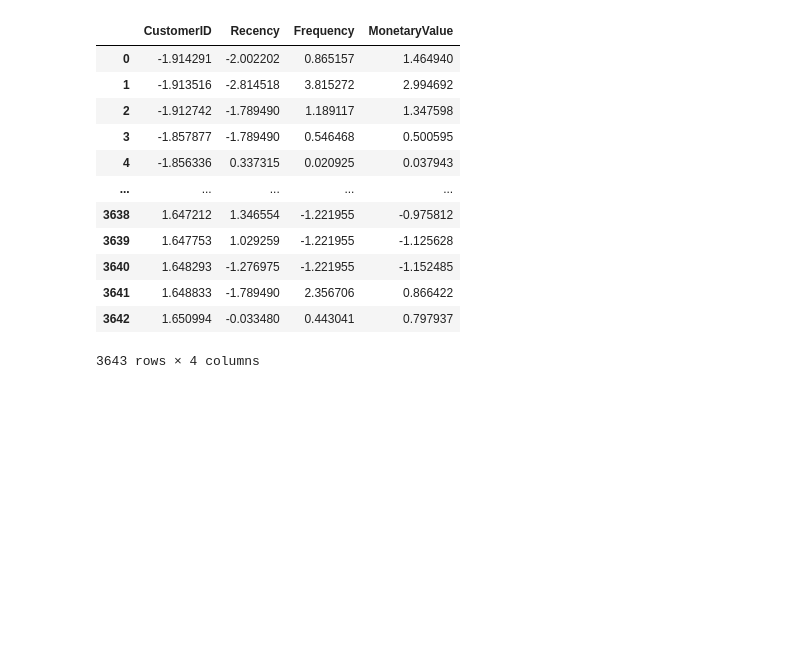
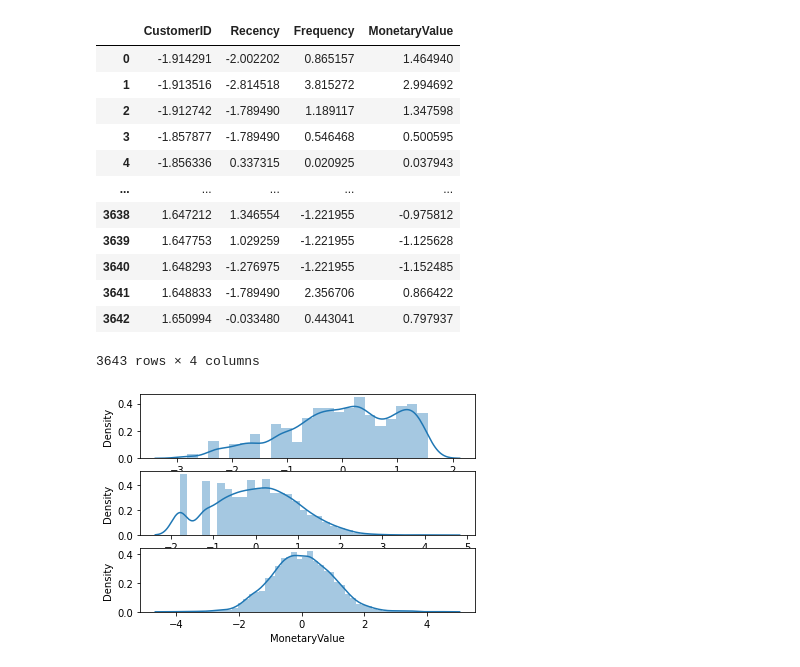
Before and after one commit to lucasnserra/CustomerSegmentation, a Jupyter notebook: Data_pre_processing_for_clustering.ipynb, the cells around one changed output. Drawn from its saved outputs; the diff is of its cells as text; code cells hidden in the pictures; blank space fills up the shorter version.

```diff
--- a/Data_pre_processing_for_clustering.ipynb
+++ b/Data_pre_processing_for_clustering.ipynb
@@ -68,3 +68,18 @@ datamart_normalized
 | 3641 | 1.648833 | -1.789490 | 2.356706 | 0.866422 |
 | 3642 | 1.650994 | -0.033480 | 0.443041 | 0.797937 |
 3643 rows × 4 columns
+# %%
+#Valido como se manejo los Sesgos con las transformaciones
+# Plot recency distribution
+plt.subplot(3, 1, 1); sns.distplot(datamart_normalized['Recency'])
+
+# Plot frequency distribution
+plt.subplot(3, 1, 2); sns.distplot(datamart_normalized['Frequency'])
+
+# Plot monetary value distribution
+plt.subplot(3, 1, 3); sns.distplot(datamart_normalized['MonetaryValue'])
+
+# Show the plot
+plt.show()
+# %% [output]
+[figure, added]
```
